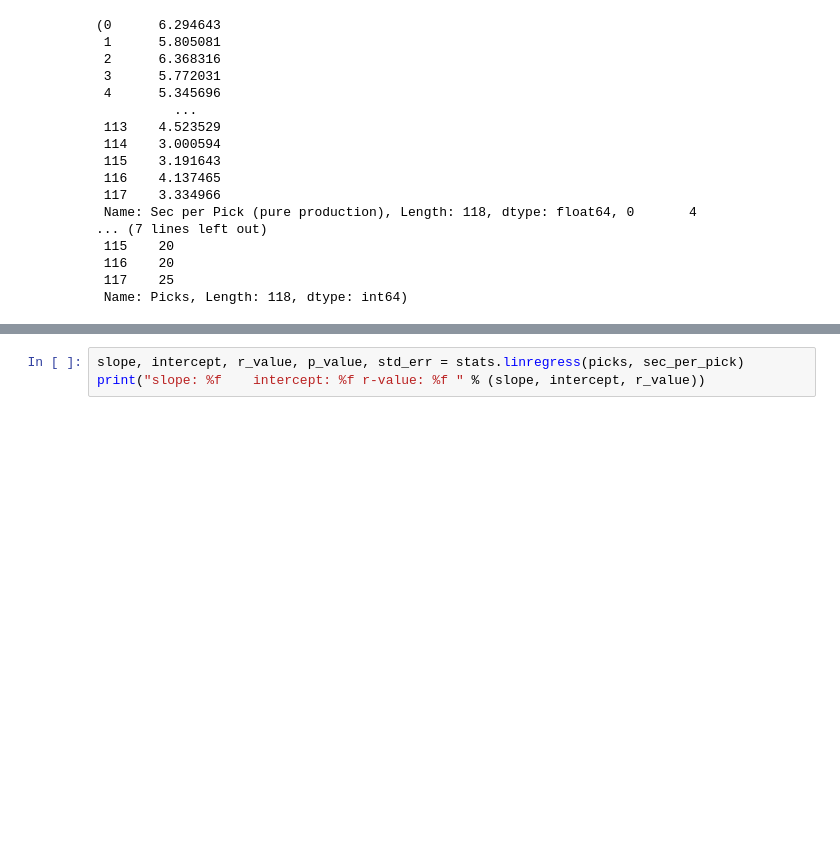
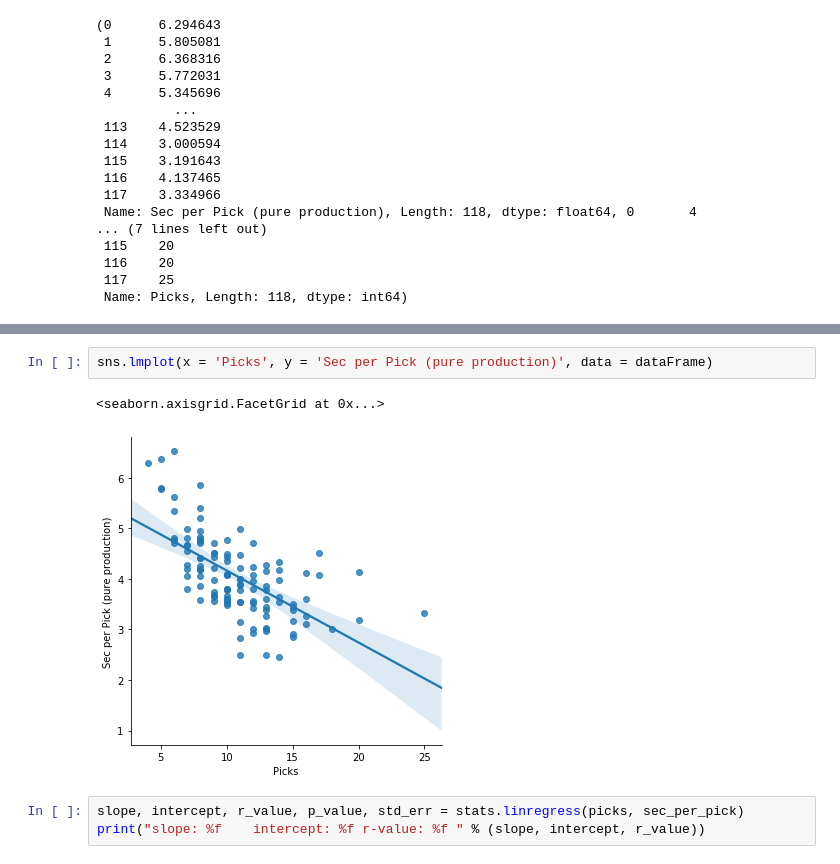
Before and after one commit to QPeiran/PythonStatistics, a Jupyter notebook: TestEnv.ipynb, the cells around one changed output, grey strips where cells are left out. Saved outputs shown, nothing was run; the diff lists cells and outputs as text; blank space fills up the shorter version.

```diff
--- a/TestEnv.ipynb
+++ b/TestEnv.ipynb
@@ -47,3 +58,8 @@ sec_per_pick, picks
+# %%
+sns.lmplot(x = 'Picks', y = 'Sec per Pick (pure production)', data = dataFrame)
+# %% [output]
+<seaborn.axisgrid.FacetGrid at 0x...>
+[figure, added]
 # %%
 slope, intercept, r_value, p_value, std_err = stats.linregress(picks, sec_per_pick)
 print("slope: %f    intercept: %f r-value: %f " % (slope, intercept, r_value))
```
Also changed, not shown: parts of 3 cells of this notebook, 2 other files.
